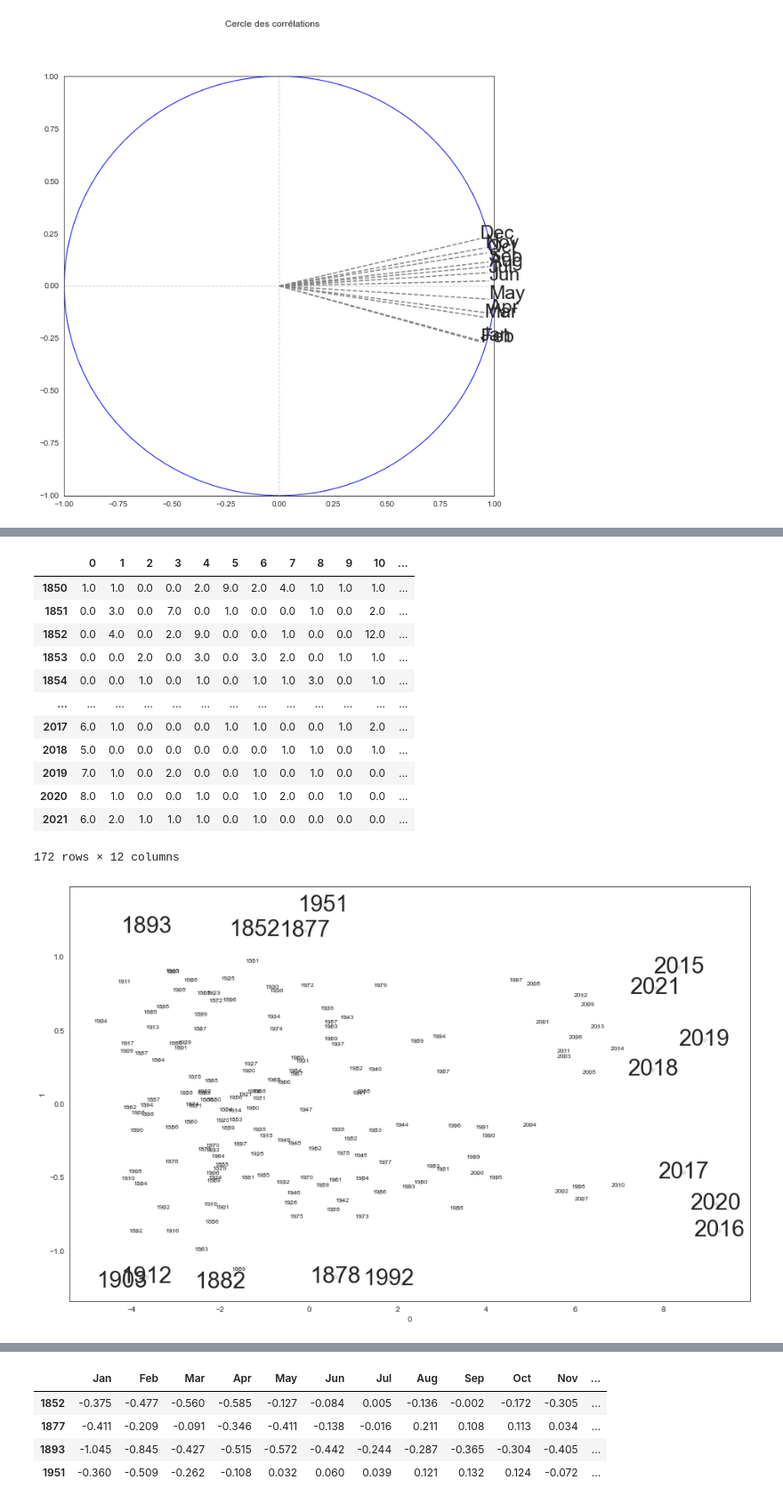
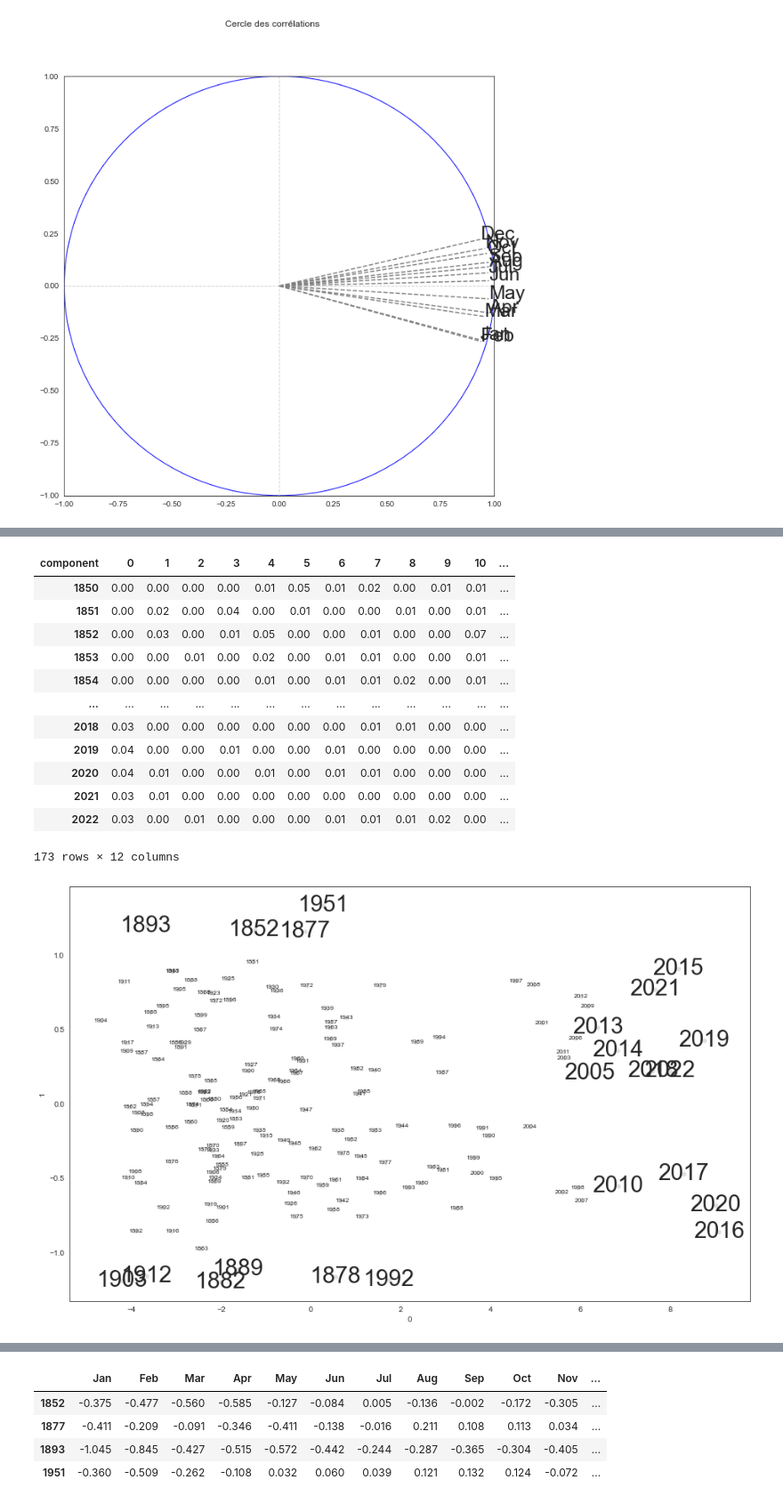
Before and after one commit to fxjollois/cours-2023-2024, a Jupyter notebook: insa--m2-esd--ml/acp-demande3-correction.ipynb, the cells around one changed output, grey strips where cells are left out. Shown: that part at 89% size. Drawn from its saved outputs; the diff is of its cells as text; code cells hidden in the pictures.

```diff
--- a/insa--m2-esd--ml/acp-demande3-correction.ipynb
+++ b/insa--m2-esd--ml/acp-demande3-correction.ipynb
@@ -180,32 +186,33 @@ coord
 # %%
-contrib = pca.row_contributions(temp2)
-contrib.round(0)
+contrib = pca.row_contributions_
+contrib.round(2)
 # %% [output]
-|  | 0 | 1 | 2 | 3 | 4 | 5 | 6 | 7 | 8 | 9 | 10 | ... |
-| 1850 | 1.0 | 1.0 | 0.0 | 0.0 | 2.0 | 9.0 | 2.0 | 4.0 | 1.0 | 1.0 | 1.0 | ... |
-| 1851 | 0.0 | 3.0 | 0.0 | 7.0 | 0.0 | 1.0 | 0.0 | 0.0 | 1.0 | 0.0 | 2.0 | ... |
-| 1852 | 0.0 | 4.0 | 0.0 | 2.0 | 9.0 | 0.0 | 0.0 | 1.0 | 0.0 | 0.0 | 12.0 | ... |
-| 1853 | 0.0 | 0.0 | 2.0 | 0.0 | 3.0 | 0.0 | 3.0 | 2.0 | 0.0 | 1.0 | 1.0 | ... |
-| 1854 | 0.0 | 0.0 | 1.0 | 0.0 | 1.0 | 0.0 | 1.0 | 1.0 | 3.0 | 0.0 | 1.0 | ... |
+| component | 0 | 1 | 2 | 3 | 4 | 5 | 6 | 7 | 8 | 9 | 10 | ... |
+| 1850 | 0.00 | 0.00 | 0.00 | 0.00 | 0.01 | 0.05 | 0.01 | 0.02 | 0.00 | 0.01 | 0.01 | ... |
+| 1851 | 0.00 | 0.02 | 0.00 | 0.04 | 0.00 | 0.01 | 0.00 | 0.00 | 0.01 | 0.00 | 0.01 | ... |
+| 1852 | 0.00 | 0.03 | 0.00 | 0.01 | 0.05 | 0.00 | 0.00 | 0.01 | 0.00 | 0.00 | 0.07 | ... |
+| 1853 | 0.00 | 0.00 | 0.01 | 0.00 | 0.02 | 0.00 | 0.01 | 0.01 | 0.00 | 0.00 | 0.01 | ... |
+| 1854 | 0.00 | 0.00 | 0.00 | 0.00 | 0.01 | 0.00 | 0.01 | 0.01 | 0.02 | 0.00 | 0.01 | ... |
 | ... | ... | ... | ... | ... | ... | ... | ... | ... | ... | ... | ... | ... |
-| 2017 | 6.0 | 1.0 | 0.0 | 0.0 | 0.0 | 1.0 | 1.0 | 0.0 | 0.0 | 1.0 | 2.0 | ... |
-| 2018 | 5.0 | 0.0 | 0.0 | 0.0 | 0.0 | 0.0 | 0.0 | 1.0 | 1.0 | 0.0 | 1.0 | ... |
-| 2019 | 7.0 | 1.0 | 0.0 | 2.0 | 0.0 | 0.0 | 1.0 | 0.0 | 1.0 | 0.0 | 0.0 | ... |
-| 2020 | 8.0 | 1.0 | 0.0 | 0.0 | 1.0 | 0.0 | 1.0 | 2.0 | 0.0 | 1.0 | 0.0 | ... |
-| 2021 | 6.0 | 2.0 | 1.0 | 1.0 | 1.0 | 0.0 | 1.0 | 0.0 | 0.0 | 0.0 | 0.0 | ... |
+| 2018 | 0.03 | 0.00 | 0.00 | 0.00 | 0.00 | 0.00 | 0.00 | 0.01 | 0.01 | 0.00 | 0.00 | ... |
+| 2019 | 0.04 | 0.00 | 0.00 | 0.01 | 0.00 | 0.00 | 0.01 | 0.00 | 0.00 | 0.00 | 0.00 | ... |
+| 2020 | 0.04 | 0.01 | 0.00 | 0.00 | 0.01 | 0.00 | 0.01 | 0.01 | 0.00 | 0.00 | 0.00 | ... |
+| 2021 | 0.03 | 0.01 | 0.00 | 0.00 | 0.00 | 0.00 | 0.00 | 0.00 | 0.00 | 0.00 | 0.00 | ... |
+| 2022 | 0.03 | 0.00 | 0.01 | 0.00 | 0.00 | 0.00 | 0.01 | 0.01 | 0.01 | 0.02 | 0.00 | ... |
-172 rows × 12 columns
+173 rows × 12 columns
 # %%
 plt.figure(figsize = (16, 10))
 seaborn.scatterplot(x = 0, y = 1, data = coord, color = "gray", alpha = .25)
 for i in range(coord.shape[0]):
     taille = "small"
-    if (contrib.iloc[i][0] > 5):
+    if (contrib.iloc[i,0] > .02):
         taille = 30
-    if (contrib.iloc[i][1] > 4):
+    if (contrib.iloc[i,1] > .02):
         taille = 30
-    plt.text(coord.iloc[i][0], coord.iloc[i][1], coord.index[i], fontsize = taille, ha = "center", va = "center")
+    plt.text(coord.iloc[i][0], coord.iloc[i][1], coord.index[i],
+             fontsize = taille, ha = "center", va = "center")
 # %% [output]
-[figure, old version]
+[figure, new version]
 # %%
 pandas.DataFrame(temp.mean()).transpose().round(3).rename(index = {0: "Moyenne"})
 # %% [output]
```
Also changed, not shown: parts of 13 cells of this notebook, 3 other files.
